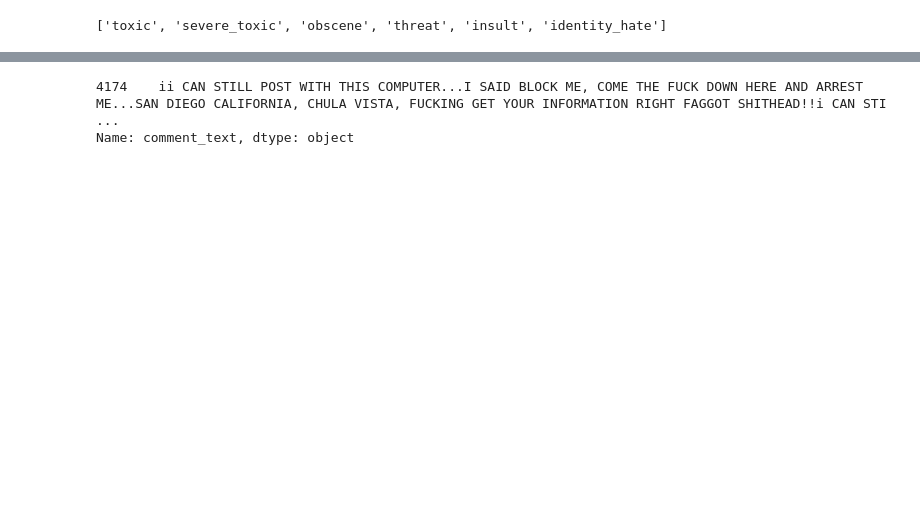
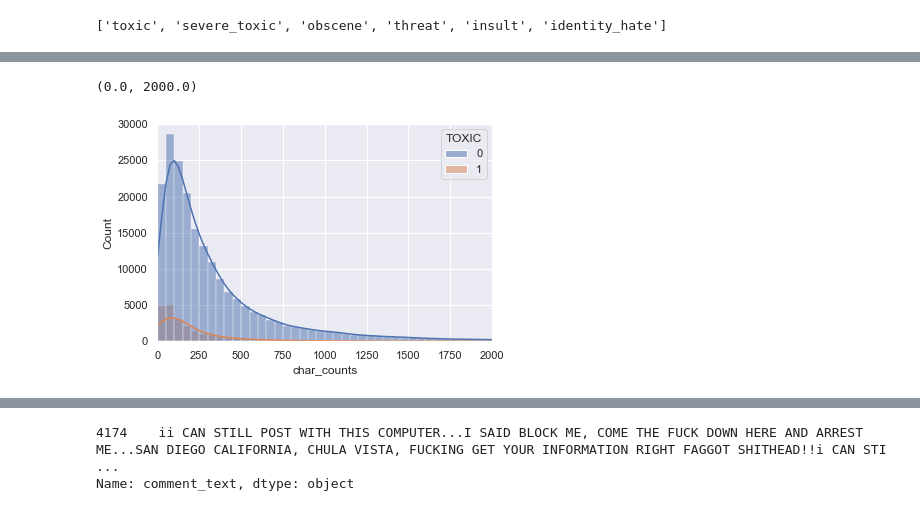
Before and after one commit to francescogemignani/Toxic-Comments-Classification-Challenge, a Jupyter notebook: TextPreprocessing.ipynb, the cells around one changed output, grey strips where cells are left out. Drawn from its saved outputs; the diff is of its cells as text; code cells hidden in the pictures; blank space fills up the shorter version.

```diff
--- a/TextPreprocessing.ipynb
+++ b/TextPreprocessing.ipynb
@@ -211,0 +219,6 @@ plt.show()
+# %%
+ax = sns.histplot(data=df, x="char_counts",bins=100, hue="TOXIC",kde=True)
+ax.set_xlim(0,2000)
+# %% [output]
+(0.0, 2000.0)
+[figure, added]
```
Also changed, not shown: parts of 31 cells of this notebook, 2 other files.
